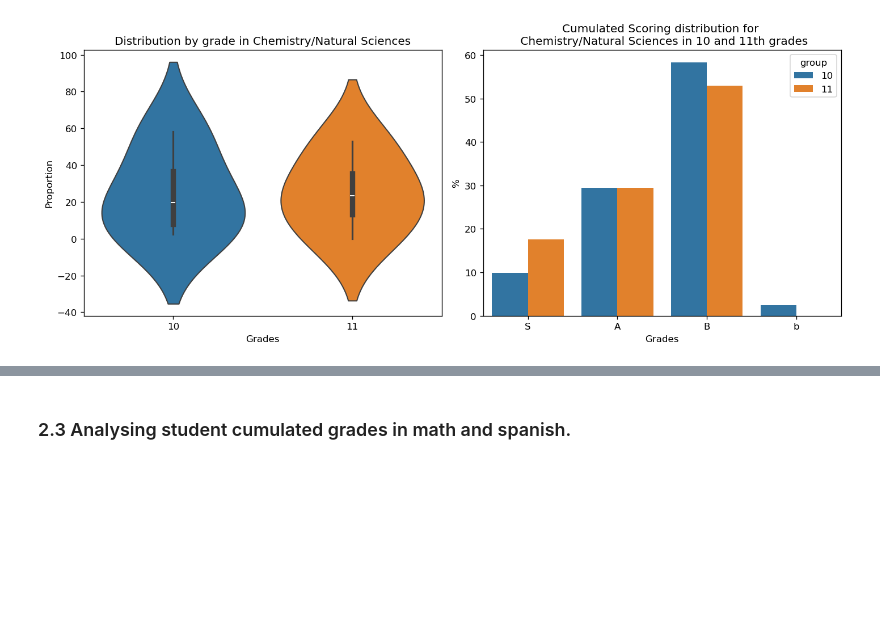
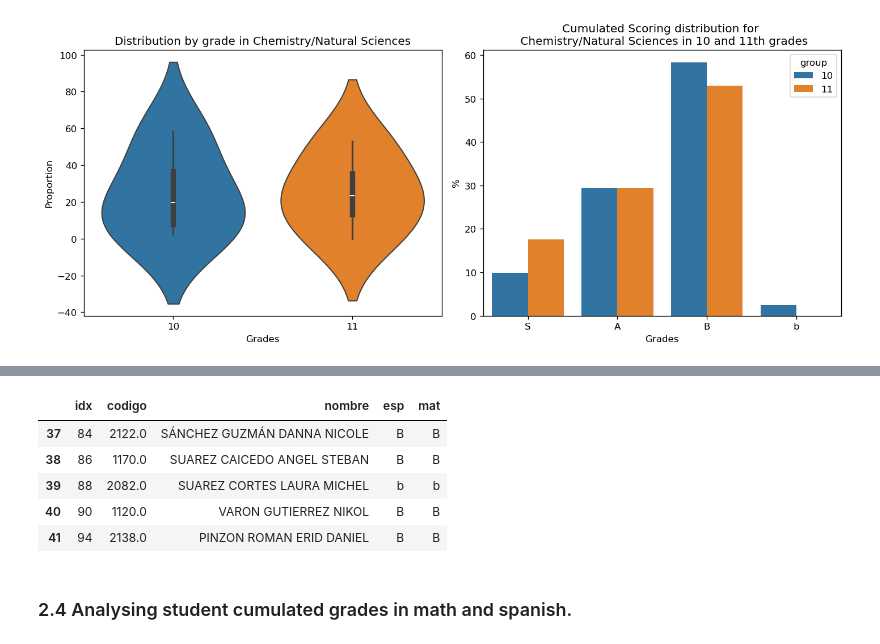
Before and after one commit to marlon-cooh/mlops, a Jupyter notebook: eda.ipynb, the cells around one changed output, grey strips where cells are left out. Cells and saved outputs as stored; diff of their text form; code cells hidden in the pictures; blank space fills up the shorter version.

```diff
--- a/eda.ipynb
+++ b/eda.ipynb
@@ -247,0 +292,18 @@ INFO:matplotlib.category:Using categorical units to plot a list of strings that
+# %%
+# Join by idx.
+
+noveno_2_notas_p2['idx'] -= 1
+
+noveno_2_notas_p2 = noveno_2_notas_p2.merge(
+    noveno_2_notas_p1,
+    on='idx',
+    how='inner',
+    suffixes=("_p2", "_p1")
+)[['idx', 'codigo_p1', 'nombre_p1', 'esp_p2', 'mat_p2']].rename(
+    columns={
+        'codigo_p1' : 'codigo',
+        'nombre_p1' : 'nombre',
+        'esp_p2' : 'esp',
+        'mat_p2' : 'mat'
+    }
+)
@@ -248,2 +319,11 @@ INFO:matplotlib.category:Using categorical units to plot a list of strings that
+# %%
+noveno_2_notas_p2.tail()
+# %% [output]
+|  | idx | codigo | nombre | esp | mat |
+| 37 | 84 | 2122.0 | SÁNCHEZ GUZMÁN DANNA NICOLE | B | B |
+| 38 | 86 | 1170.0 | SUAREZ CAICEDO ANGEL STEBAN | B | B |
+| 39 | 88 | 2082.0 | SUAREZ CORTES LAURA MICHEL | b | b |
+| 40 | 90 | 1120.0 | VARON GUTIERREZ NIKOL | B | B |
+| 41 | 94 | 2138.0 | PINZON ROMAN ERID DANIEL | B | B |
 # %% [markdown]
-### 2.3 Analysing student cumulated grades in math and spanish.
+### 2.4 Analysing student cumulated grades in math and spanish.
```
Also changed, not shown: parts of 11 cells of this notebook, 8 other files.
